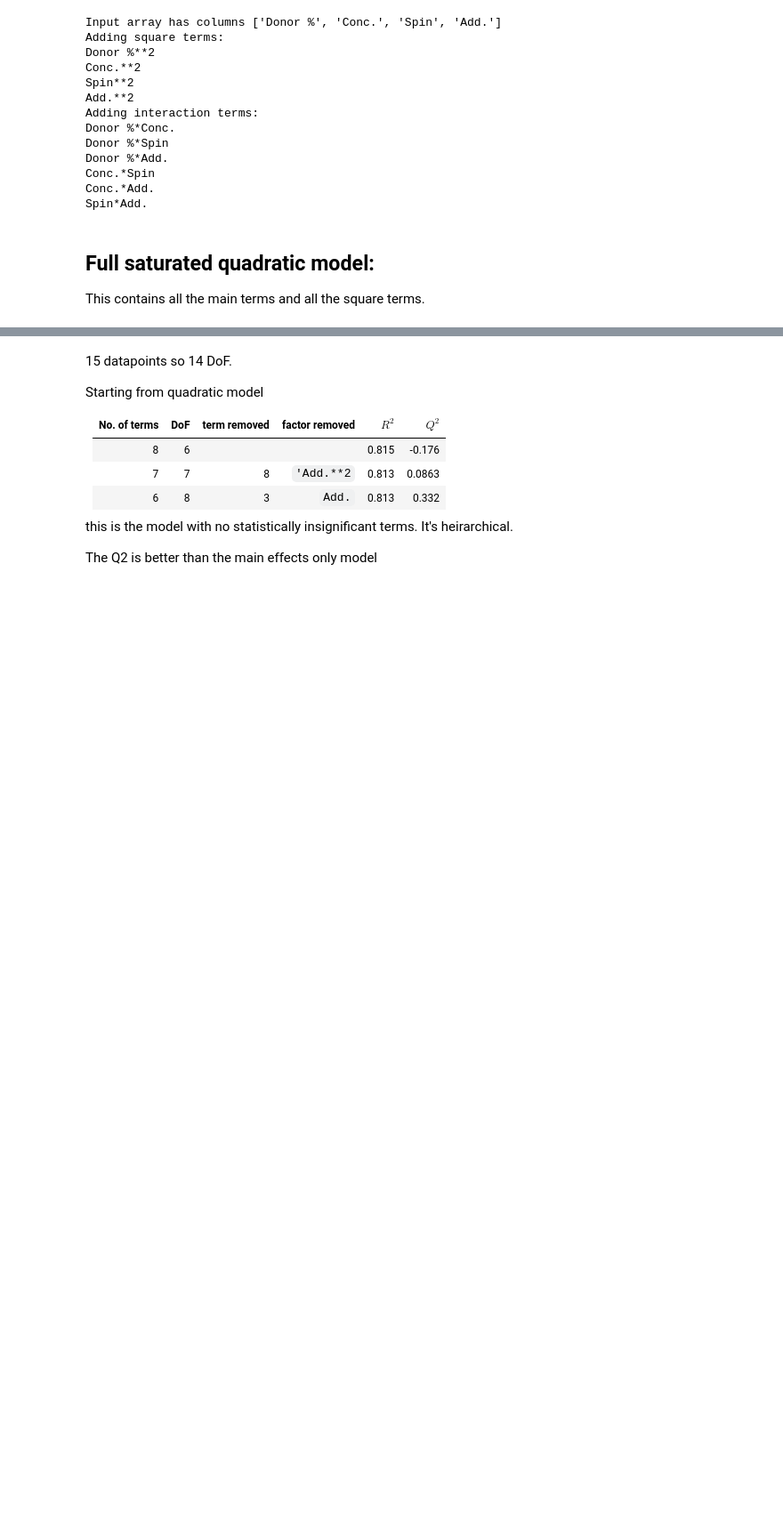
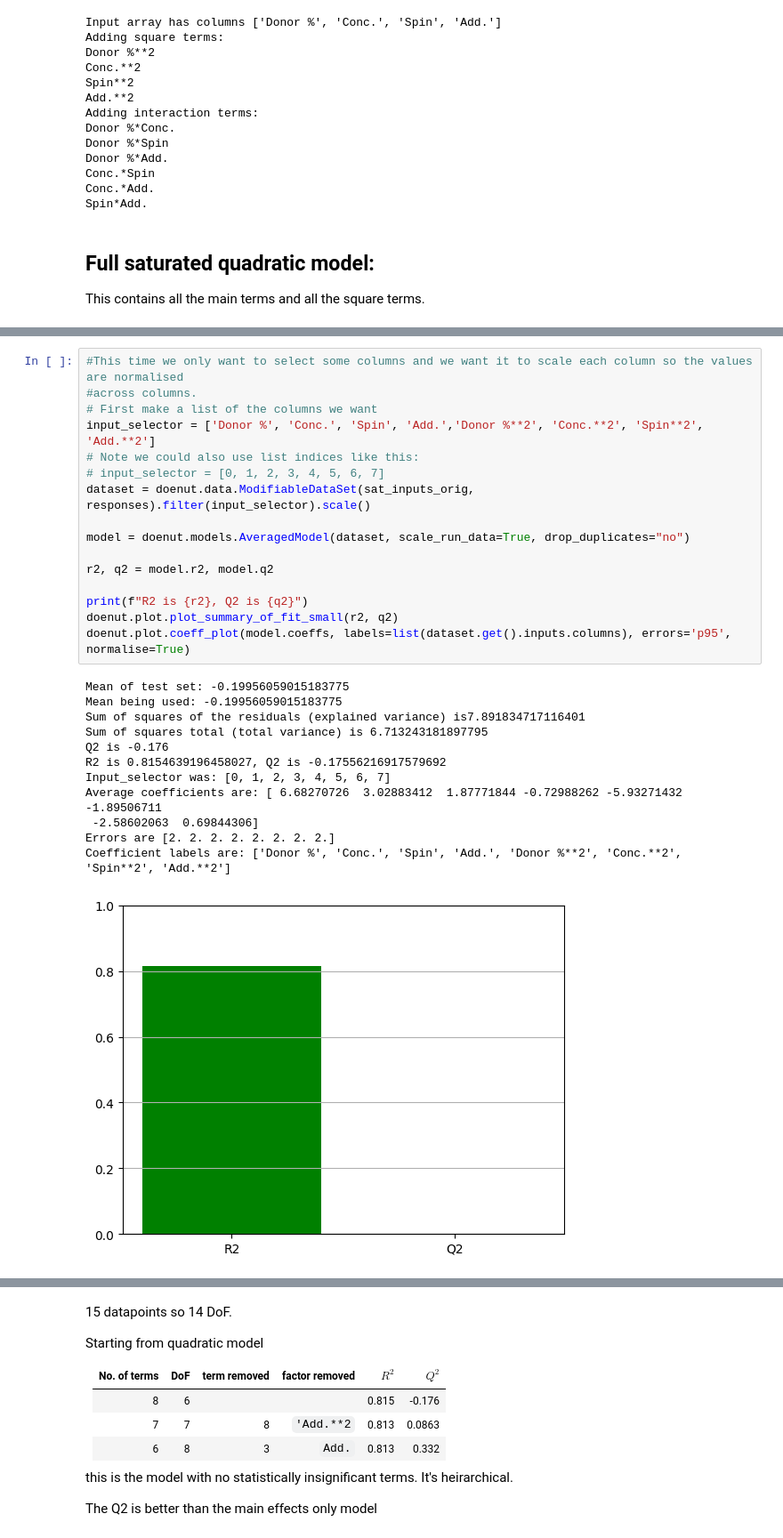
Before and after one commit to ellagale/doenut, a Jupyter notebook: Tutorials/Solar Cells/Test 2 Answers.ipynb, the cells around one changed output, grey strips where cells are left out. Shown at 89% size. Cells and saved outputs as stored; diff of their text form; blank space fills up the shorter version.

```diff
--- a/Tutorials/Solar Cells/Test 2 Answers.ipynb
+++ b/Tutorials/Solar Cells/Test 2 Answers.ipynb
@@ -271,0 +181,29 @@ Coefficient labels are: ['Donor %', 'Conc.', 'Spin', 'Donor %**2', 'Conc.**2', '
+# %%
+#This time we only want to select some columns and we want it to scale each column so the values are normalised
+#across columns.
+# First make a list of the columns we want
+input_selector = ['Donor %', 'Conc.', 'Spin', 'Add.','Donor %**2', 'Conc.**2', 'Spin**2', 'Add.**2']
+# Note we could also use list indices like this:
+# input_selector = [0, 1, 2, 3, 4, 5, 6, 7]
+dataset = doenut.data.ModifiableDataSet(sat_inputs_orig, responses).filter(input_selector).scale()
+
+model = doenut.models.AveragedModel(dataset, scale_run_data=True, drop_duplicates="no")
+
+r2, q2 = model.r2, model.q2
+
+print(f"R2 is {r2}, Q2 is {q2}")
+doenut.plot.plot_summary_of_fit_small(r2, q2)
+doenut.plot.coeff_plot(model.coeffs, labels=list(dataset.get().inputs.columns), errors='p95', normalise=True)
+# %% [output]
+Mean of test set: -0.19956059015183775
+Mean being used: -0.19956059015183775
+Sum of squares of the residuals (explained variance) is7.891834717116401
+Sum of squares total (total variance) is 6.713243181897795
+Q2 is -0.176
+R2 is 0.8154639196458027, Q2 is -0.17556216917579692
+Input_selector was: [0, 1, 2, 3, 4, 5, 6, 7]
+Average coefficients are: [ 6.68270726  3.02883412  1.87771844 -0.72988262 -5.93271432 -1.89506711
+ -2.58602063  0.69844306]
+Errors are [2. 2. 2. 2. 2. 2. 2. 2.]
+Coefficient labels are: ['Donor %', 'Conc.', 'Spin', 'Add.', 'Donor %**2', 'Conc.**2', 'Spin**2', 'Add.**2']
+[figure, added]
```
Also changed, not shown: parts of 16 cells of this notebook, 27 other files.
